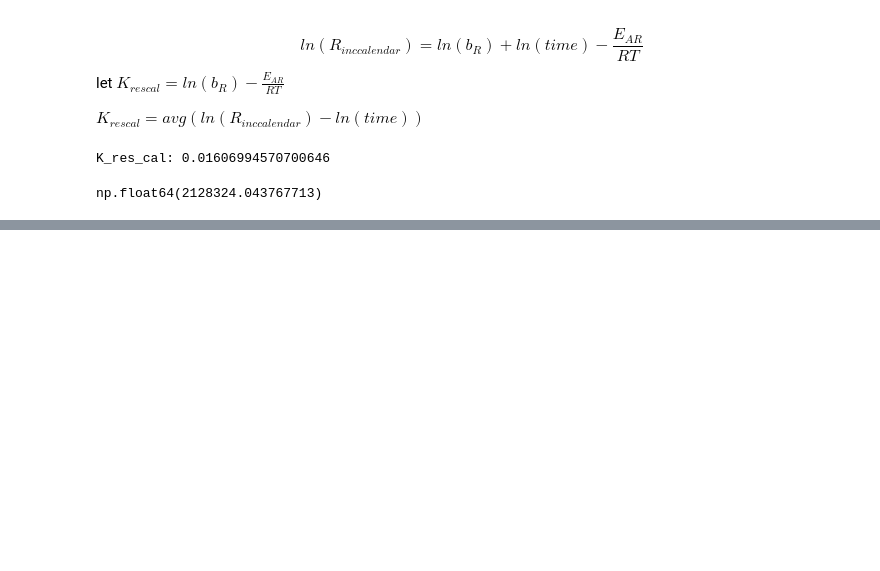
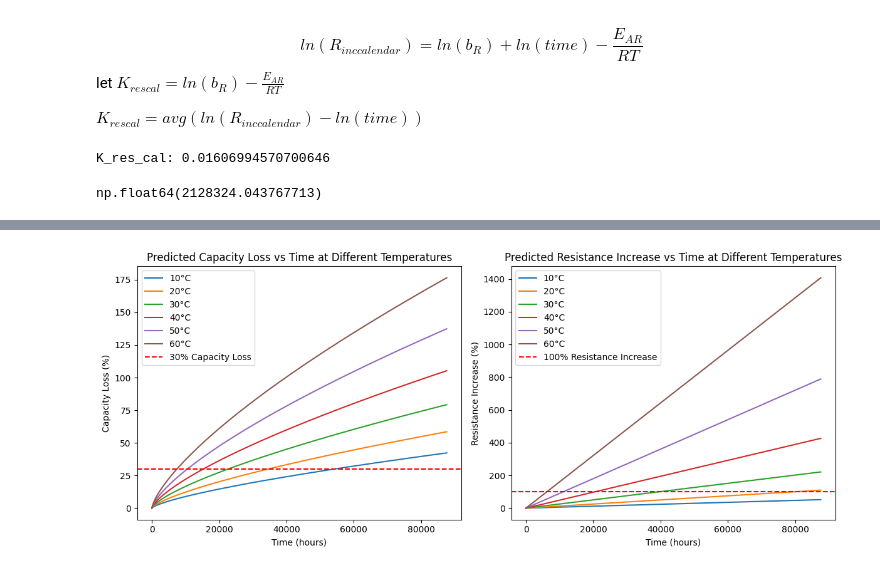
Before and after one commit to m1pan/FCTT, a Jupyter notebook: degradation.ipynb, the cells around one changed output, grey strips where cells are left out. Saved outputs shown, nothing was run; the diff lists cells and outputs as text; code cells hidden in the pictures; blank space fills up the shorter version.

```diff
--- a/degradation.ipynb
+++ b/degradation.ipynb
@@ -179,0 +215,32 @@ plt.show()
+# %%
+NUM_YEARS = 10
+hours_per_year = 365 * 24
+total_hours = NUM_YEARS * hours_per_year
+hours_range = np.arange(1, total_hours+1)
+
+pred_capacity_loss_cal = []
+pred_res_increase_cal = []
+for temp in temp_range:
+    pred_capacity_loss_cal.append(capacity_loss_cal_pred(hours_range, temp))
+    pred_res_increase_cal.append(resistance_increase_cal_pred(hours_range, temp))
+fig, axs = plt.subplots(1,2, figsize=(12,5))
+for i, temp in enumerate(temp_range):
+    sns.lineplot(x=hours_range, y=pred_capacity_loss_cal[i], ax=axs[0], label=f'{temp}°C')
+    sns.lineplot(x=hours_range, y=pred_res_increase_cal[i], ax=axs[1], label=f'{temp}°C')
+axs[0].set_title('Predicted Capacity Loss vs Time at Different Temperatures')
+axs[0].set_xlabel('Time (hours)')
+axs[0].set_ylabel('Capacity Loss (%)')
+axs[1].set_title('Predicted Resistance Increase vs Time at Different Temperatures')
+axs[1].set_xlabel('Time (hours)')
+axs[1].set_ylabel('Resistance Increase (%)')
+
+# plot lines at 30% capacity loss and 100% resistance increase
+axs[0].axhline(30, color='red', linestyle='--', label='30% Capacity Loss')
+axs[1].axhline(100, color='red', linestyle='--', label='100% Resistance Increase')
+axs[0].legend()
+axs[1].legend()
+
+plt.tight_layout()
+plt.show()
+# %% [output]
+[figure, added]
```
Also changed, not shown: parts of 7 cells of this notebook.
